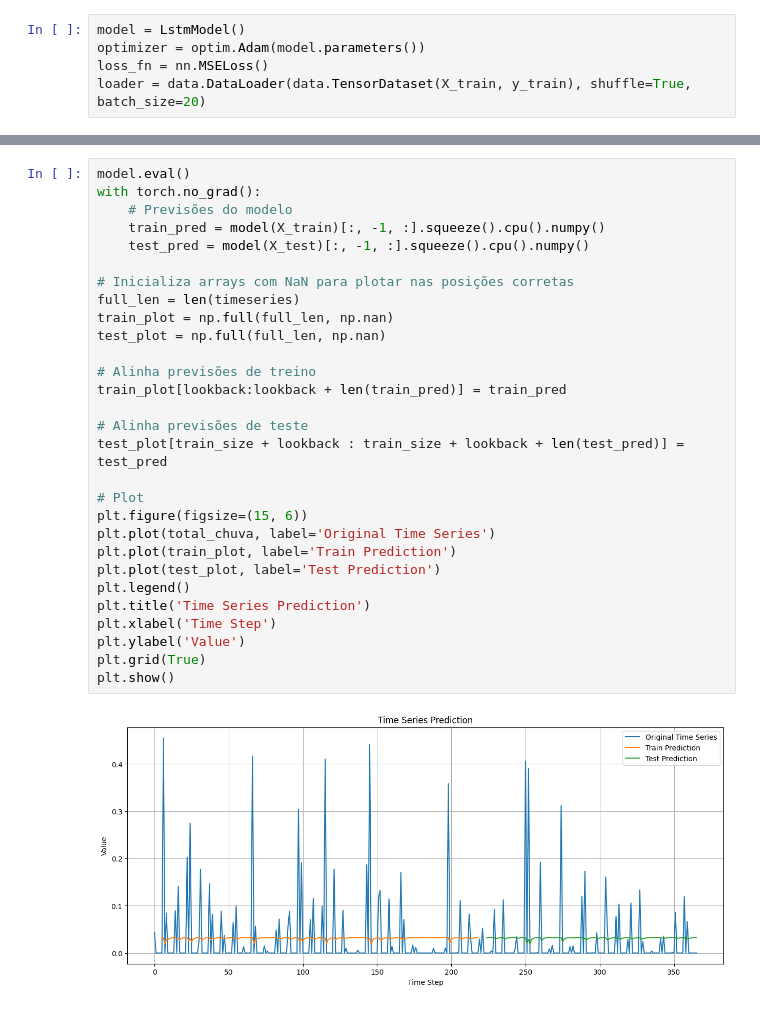
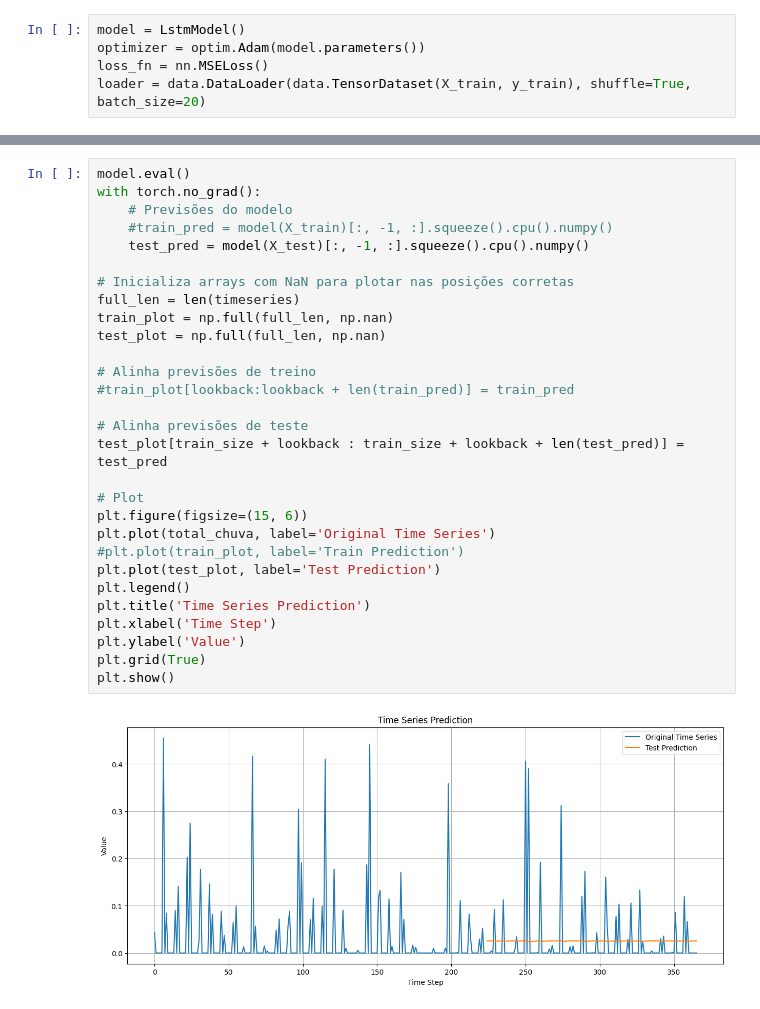
Before and after one commit to pedroboseximenes/tcc, a Jupyter notebook: era5/lstm_era5.ipynb, the cells around one changed output, grey strips where cells are left out. Drawn from its saved outputs; the diff is of its cells as text.

```diff
--- a/era5/lstm_era5.ipynb
+++ b/era5/lstm_era5.ipynb
@@ -113,31 +125,31 @@ Exemplo 10: Previsto = [0.02629147], Esperado = [0.09202957]
 # %%
 model.eval()
 with torch.no_grad():
     # Previsões do modelo
-    train_pred = model(X_train)[:, -1, :].squeeze().cpu().numpy()
+    #train_pred = model(X_train)[:, -1, :].squeeze().cpu().numpy()
     test_pred = model(X_test)[:, -1, :].squeeze().cpu().numpy()
 
 # Inicializa arrays com NaN para plotar nas posições corretas
 full_len = len(timeseries)
 train_plot = np.full(full_len, np.nan)
 test_plot = np.full(full_len, np.nan)
 
 # Alinha previsões de treino
-train_plot[lookback:lookback + len(train_pred)] = train_pred
+#train_plot[lookback:lookback + len(train_pred)] = train_pred
 
 # Alinha previsões de teste
 test_plot[train_size + lookback : train_size + lookback + len(test_pred)] = test_pred
 
 # Plot
 plt.figure(figsize=(15, 6))
 plt.plot(total_chuva, label='Original Time Series')
-plt.plot(train_plot, label='Train Prediction')
+#plt.plot(train_plot, label='Train Prediction')
 plt.plot(test_plot, label='Test Prediction')
 plt.legend()
 plt.title('Time Series Prediction')
 plt.xlabel('Time Step')
 plt.ylabel('Value')
 plt.grid(True)
 plt.show()
 # %% [output]
-[figure, old version]
+[figure, new version]
```
Also changed, not shown: parts of 2 cells of this notebook, 4 other files.
